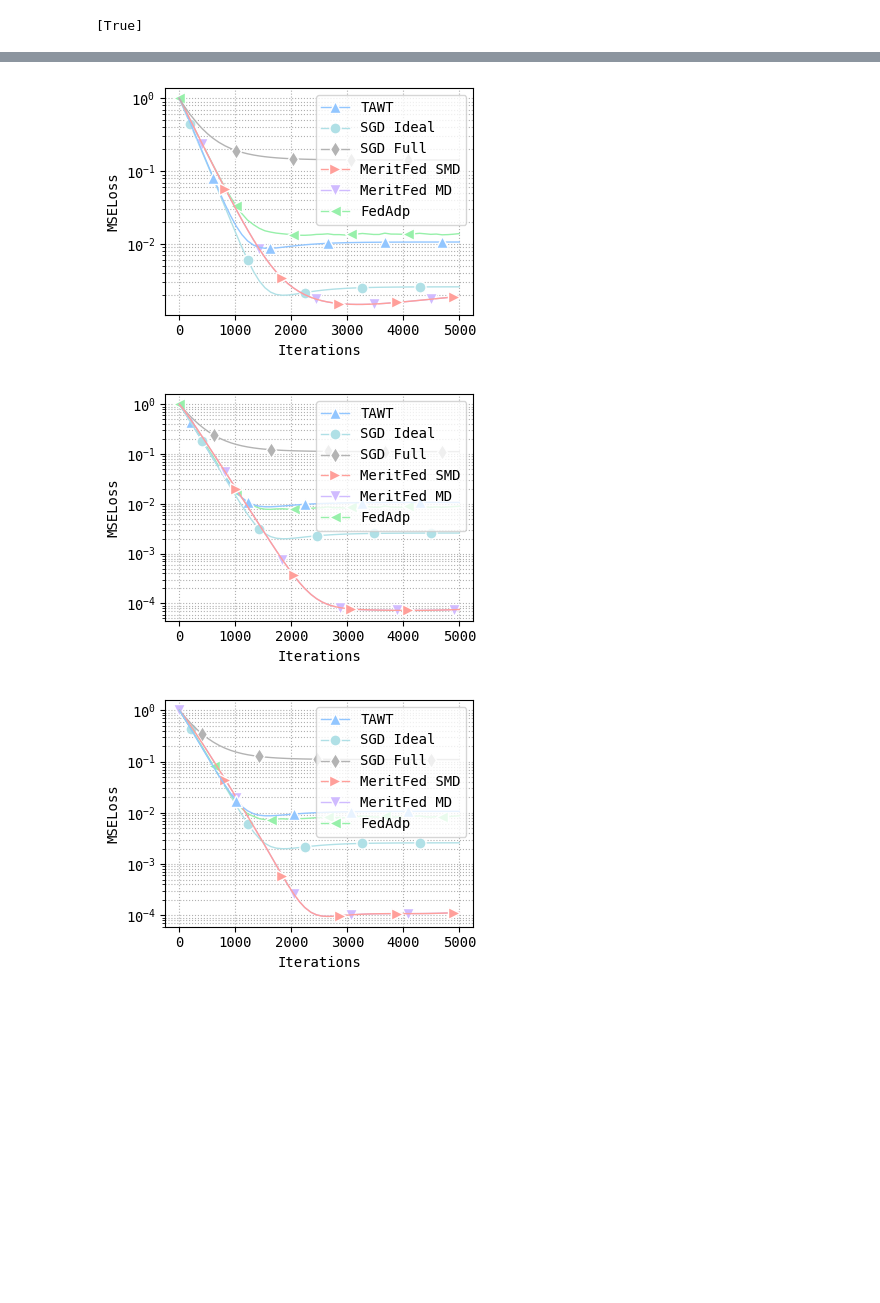
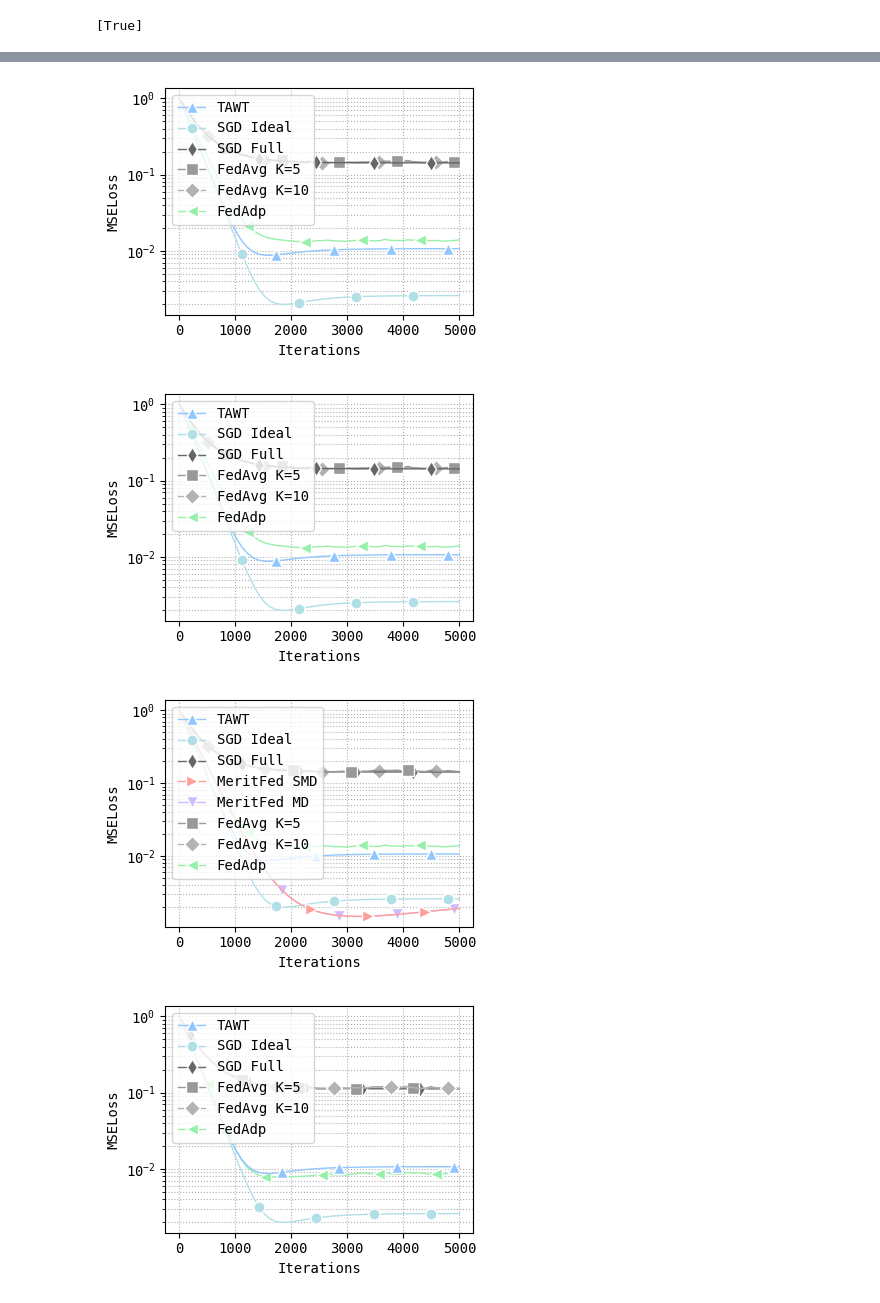
Before and after one commit to nazya/MeritFed, a Jupyter notebook: plot-normal.ipynb, the cells around one changed output, grey strips where cells are left out. Drawn from its saved outputs; the diff is of its cells as text; code cells hidden in the pictures; blank space fills up the shorter version.

```diff
--- a/plot-normal.ipynb
+++ b/plot-normal.ipynb
@@ -48,7 +48,7 @@ with plt.style.context("seaborn-v0_8-pastel"):
 
 with plt.style.context("grayscale"):
     for i, color in enumerate(plt.rcParams['axes.prop_cycle']):
-        if i < 3:
+        if i < 1:
             continue
         colors.append(color['color'])
 i, j = 1, 0
@@ -159,7 +159,7 @@ tracking_uri = os.path.expanduser('~/mlruns/')
 experiment_name = os.path.basename(os.getcwd())
 # experiment_name = 'GPU'
 # %%
-markers = ['^', '<', '>', 'v', 'o', 'd', 's', '*']
+markers = ['^', '<', '>', 'v', 'o', 'd', 's', 'D', 'P']
 # query = 'params.model="Net" and params.seed="1" and params.md_lr_!="0.1"'
 query = 'params.model="Net" and params.seed="3"'
 # %%
@@ -381,7 +381,9 @@ lookup_id_dict = {'TAWT': 0,
  'SGD Full': 5,
  'MeritFed SMD': 2,
  'MeritFed MD': 3,
- 'FedAdp': 1}
+ 'FedAdp': 1,
+ 'FedAvg K=5': 6,
+ 'FedAvg K=10': 7}
 # %%
 beg = 0
 end = 20000
@@ -391,13 +393,14 @@ metric_key = 'expected-loss'
 for i, (params, runs) in enumerate(iterate_run_sets()):
     print(f"{params=}")
     print()
-    if len(runs) < 5:
-        continue
+    # if len(runs) < 7:
+    #     continue
 
     title = params_dict_to_string(params)
     # fig, ax = plt.subplots(figsize=(8, 6))
     fig, ax = plt.subplots(figsize=(4, 3))
     for j, (r, config) in enumerate(runs):
+        # print(f"{con=}")
         label = r.info.run_name
         id = lookup_id_dict[label]
         history = client.get_metric_history(run_id=r.info.run_id, key=metric_key)
@@ -410,7 +413,7 @@ for i, (params, runs) in enumerate(iterate_run_sets()):
                 alpha=1,
                 color=colors[id],
                 marker=markers[id],
-                markevery=slice(2*j, len(x), 10), markersize=8,
+                markevery=slice(3*j+2, len(x), 10), markersize=8,
                 label=label, linewidth=1,
                 markeredgecolor='white', markeredgewidth=1)
 
@@ -420,8 +423,7 @@ for i, (params, runs) in enumerate(iterate_run_sets()):
     loc = ax.yaxis.get_minor_locator()
     handles, labels = ax.get_legend_handles_labels()
     labels, handles = zip(*sorted(zip(labels, handles), key=lambda t: t[0], reverse=True))
-    ax.legend(handles, labels)
-    # ax.legend(loc='center right')
+    ax.legend(handles, labels, loc='upper left')
 
 
     ax.set_xlabel('Iterations')
@@ -471,3 +473,4 @@ params={'hratio': 0.001, 'valnsamples_': 1000, 'mdlr_': 12.5, 'mdbatchsize_': 10
-[figure, old version]
+[figure, new version]
-[figure, old version]
+[figure, new version]
-[figure, old version]
+[figure, new version]
+[figure, added]
```
Also changed, not shown: parts of 5 cells of this notebook, 9 other files.
